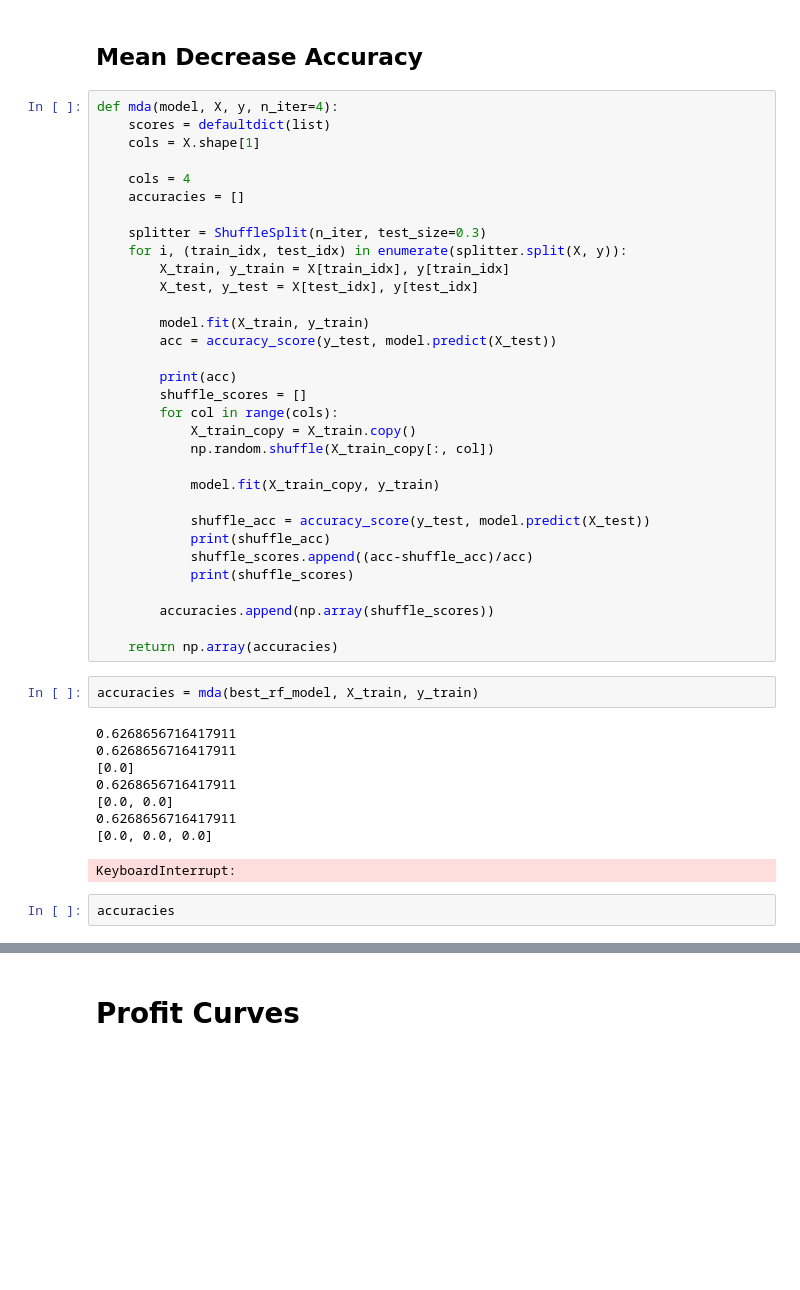
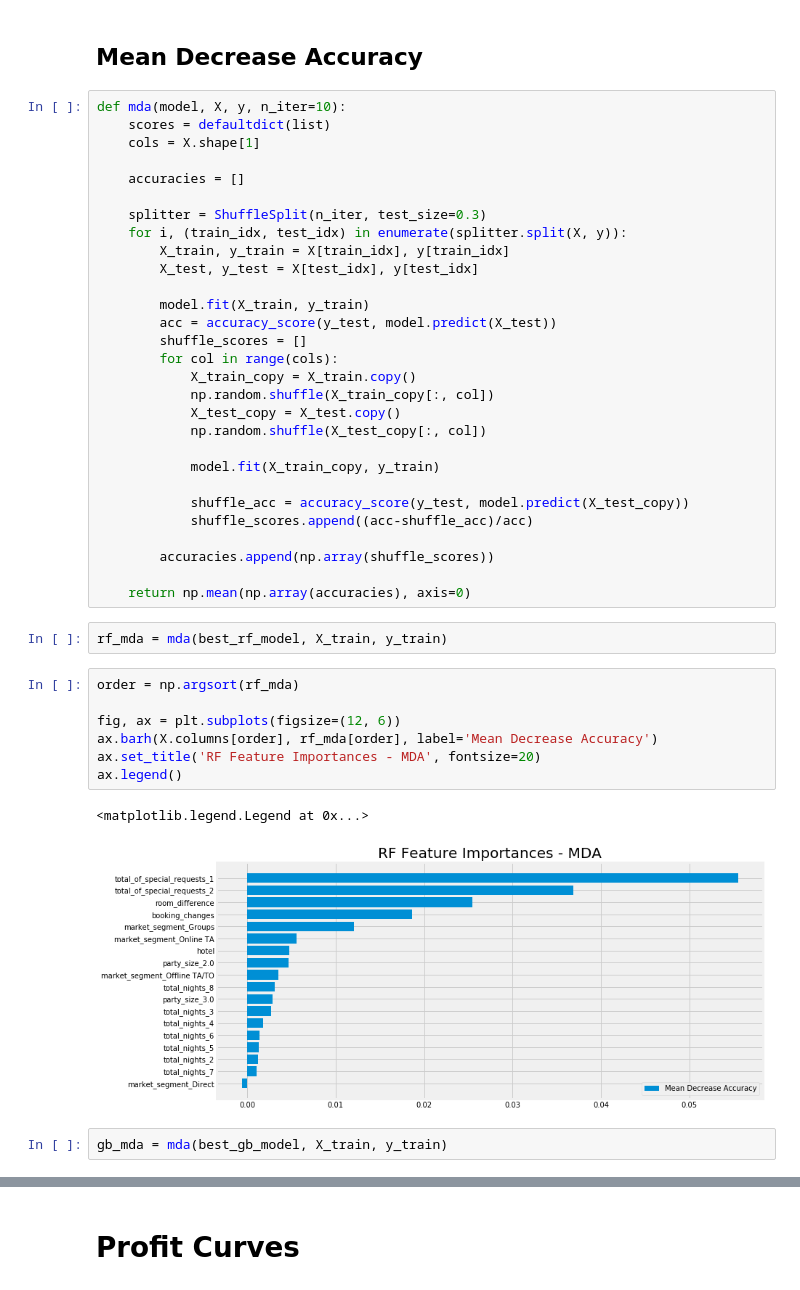
Before and after one commit to rcohngru/hotel-cancellations, a Jupyter notebook: src/notebooks/Part 1 Results.ipynb, the cells around one changed output, grey strips where cells are left out. Saved outputs shown, nothing was run; the diff lists cells and outputs as text; blank space fills up the shorter version.

```diff
--- a/src/notebooks/Part 1 Results.ipynb
+++ b/src/notebooks/Part 1 Results.ipynb
@@ -98,11 +98,10 @@ ax.legend()
 # %% [markdown]
 ## Mean Decrease Accuracy
 # %%
-def mda(model, X, y, n_iter=4):
+def mda(model, X, y, n_iter=10):
     scores = defaultdict(list)
     cols = X.shape[1]
 
-    cols = 4
     accuracies = []
 
     splitter = ShuffleSplit(n_iter, test_size=0.3)
@@ -112,33 +111,32 @@ def mda(model, X, y, n_iter=4):
 
         model.fit(X_train, y_train)
         acc = accuracy_score(y_test, model.predict(X_test))
-
-        print(acc)
         shuffle_scores = []
         for col in range(cols):
             X_train_copy = X_train.copy()
             np.random.shuffle(X_train_copy[:, col])
+            X_test_copy = X_test.copy()
+            np.random.shuffle(X_test_copy[:, col])
 
             model.fit(X_train_copy, y_train)
 
-            shuffle_acc = accuracy_score(y_test, model.predict(X_test))
-            print(shuffle_acc)
+            shuffle_acc = accuracy_score(y_test, model.predict(X_test_copy))
             shuffle_scores.append((acc-shuffle_acc)/acc)
-            print(shuffle_scores)
 
         accuracies.append(np.array(shuffle_scores))
 
-    return np.array(accuracies)
+    return np.mean(np.array(accuracies), axis=0)
 # %%
-accuracies = mda(best_rf_model, X_train, y_train)
+rf_mda = mda(best_rf_model, X_train, y_train)
-# %% [output]
-0.6268656716417911
-0.6268656716417911
-[0.0]
-0.6268656716417911
-[0.0, 0.0]
-0.6268656716417911
-[0.0, 0.0, 0.0]
-KeyboardInterrupt:
-# %%
-accuracies
+# %%
+order = np.argsort(rf_mda)
+
+fig, ax = plt.subplots(figsize=(12, 6))
+ax.barh(X.columns[order], rf_mda[order], label='Mean Decrease Accuracy')
+ax.set_title('RF Feature Importances - MDA', fontsize=20)
+ax.legend()
+# %% [output]
+<matplotlib.legend.Legend at 0x...>
+[figure, added]
+# %%
+gb_mda = mda(best_gb_model, X_train, y_train)
```
Also changed, not shown: parts of 17 cells of this notebook, 13 other files.
